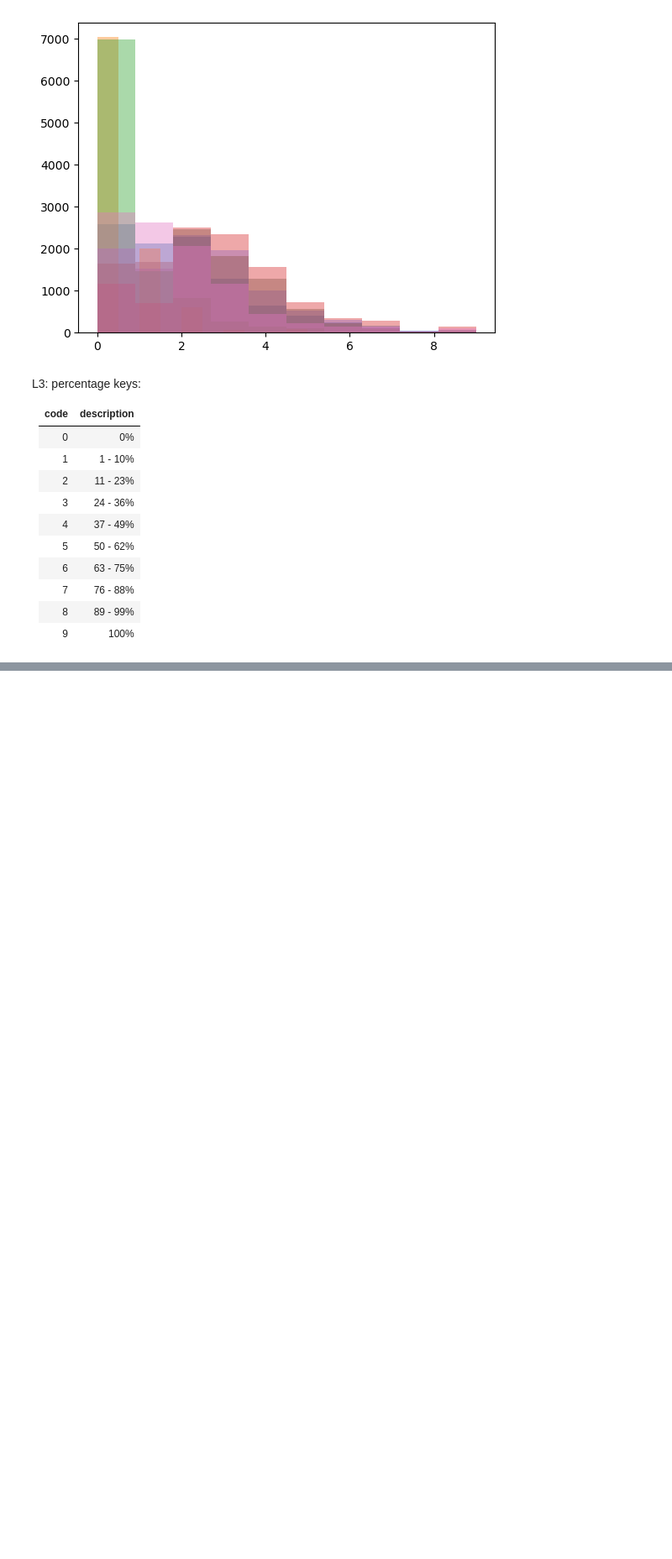
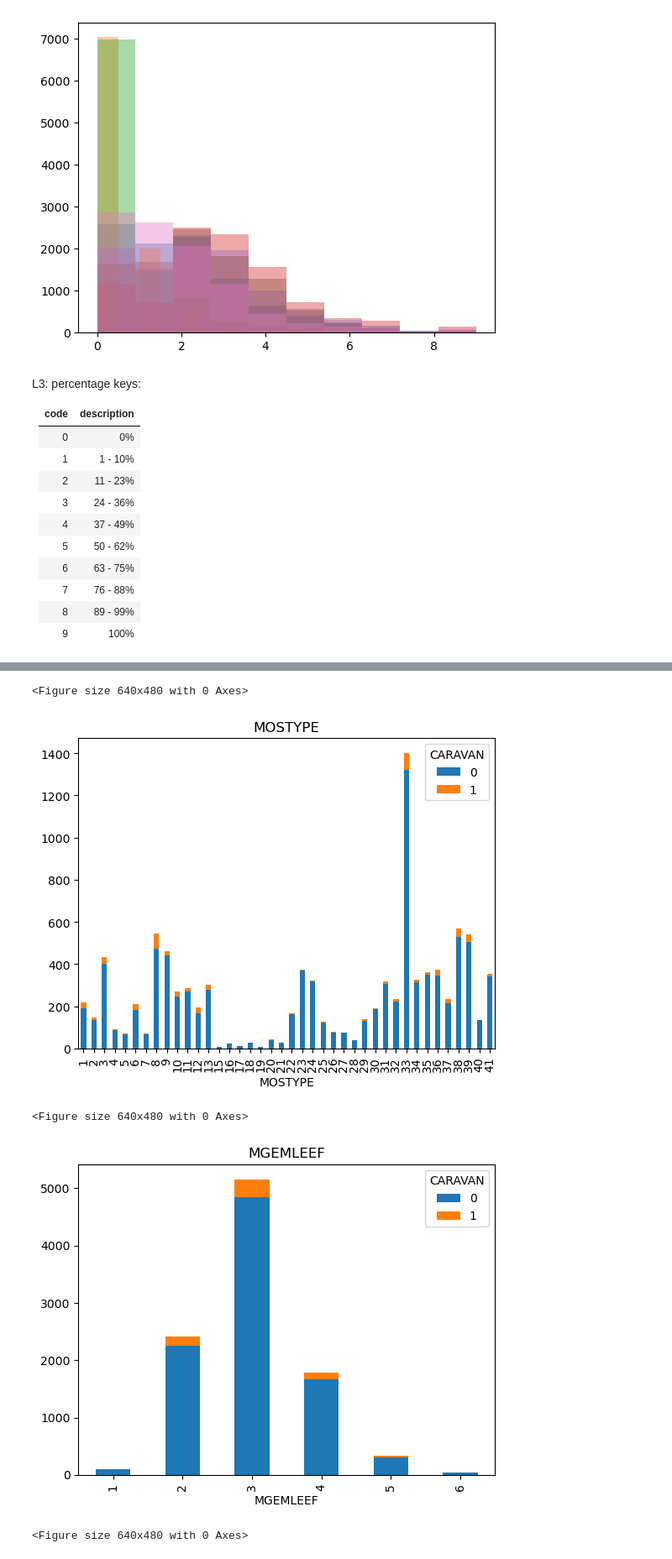
Before and after one commit to adellasiega/SoftVoting, a Jupyter notebook: blocco1.ipynb, the cells around one changed output, grey strips where cells are left out. Shown at 84% size. Cells and saved outputs as stored; diff of their text form; code cells hidden in the pictures; blank space fills up the shorter version.

```diff
--- a/blocco1.ipynb
+++ b/blocco1.ipynb
@@ -296,0 +332,22 @@ L3: percentage keys:
+# %%
+# plot the stacked barplot of the categorical variables
+# where each stack is the number of 0 and 1 in the target variable
+# for each category of the categorical variable
+
+""" for i in range(len(data_cat_var.columns)):
+    plt.figure()
+    data_cat_var.groupby(target.name)[data_cat_var.columns[i]].value_counts().unstack(0).plot.bar(stacked=True)
+    plt.show()
+ """
+# rewrite the loop in a more readable way
+for i in range(len(data_cat_var.columns)-1):
+    plt.figure()
+    data_cat_var.groupby(target.name)[data_cat_var.columns[i]].value_counts().unstack(0).plot.bar(stacked=True)
+    plt.title(data_cat_var.columns[i])
+    plt.show()
+# %% [output]
+<Figure size 640x480 with 0 Axes>
+[figure, added]
+<Figure size 640x480 with 0 Axes>
+[figure, added]
+<Figure size 640x480 with 0 Axes>
```
Also changed, not shown: parts of 7 cells of this notebook, 2 other files.
